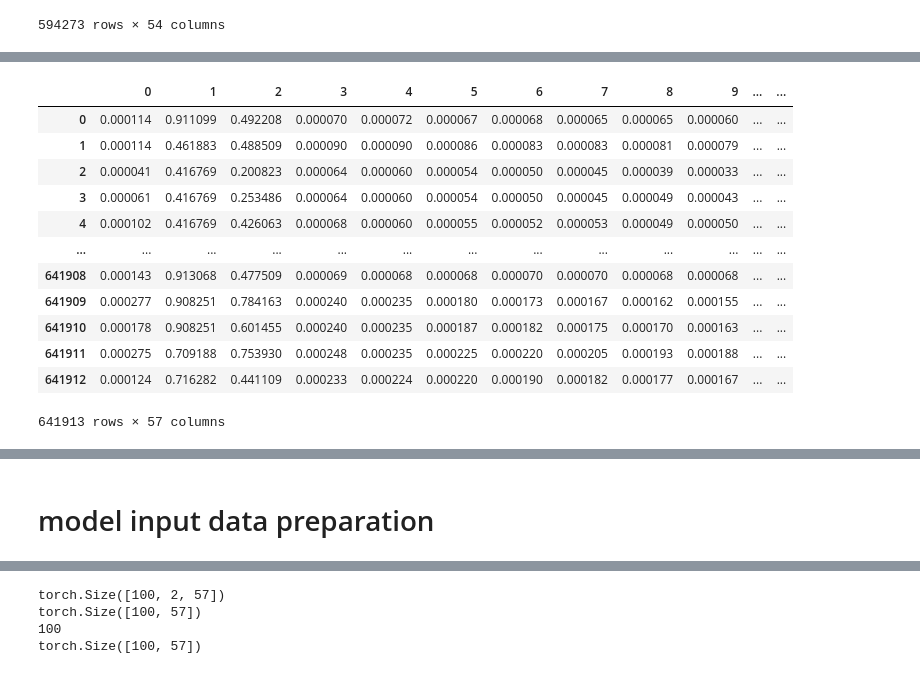
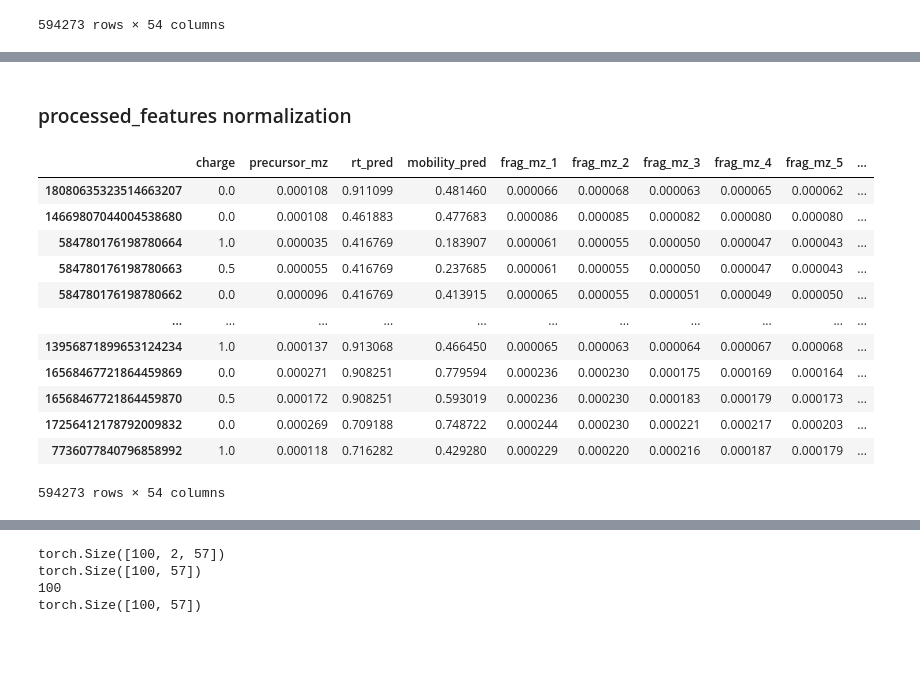
Before and after one commit to RapidSpectraX-Final-Year-Project/1.0, a Jupyter notebook: siamese.ipynb, the cells around one changed output, grey strips where cells are left out. Drawn from its saved outputs; the diff is of its cells as text; code cells hidden in the pictures; blank space fills up the shorter version.

Commit message:
add the markdown to better organizing, removed duplicated DBSCAN, two dfs : clustering using processed_features and pair using feature vectors

```diff
--- a/siamese.ipynb
+++ b/siamese.ipynb
@@ -41,7 +29,8 @@ processed_features
 # filePath = "./peptdeepwork/feature_vectors_02.hdf"
 filePath = "./peptdeepwork/processed_features_01.h5"
 feature_vectors = pd.read_hdf( filePath, key="features").dropna()
-feature_vectors
+processed_features = feature_vectors
+processed_features
 # %% [output]
 |  | charge | precursor_mz | rt_pred | mobility_pred | frag_mz_1 | frag_mz_2 | frag_mz_3 | frag_mz_4 | frag_mz_5 | ... |
 | 18080635323514663207 | 2 | 804.918724 | 0.866920 | 1.121280 | 1265.655884 | 1250.597290 | 1152.571777 | 1135.570435 | 1064.533203 | ... |
@@ -279,30 +257,30 @@ encoded_feature_vectors
+# %% [markdown]
+### processed_features normalization
 # %%
 
 from sklearn.preprocessing import MinMaxScaler
 
 
 # Apply Min-Max Scaling
 scaler = MinMaxScaler()
 normalized_data = scaler.fit_transform(processed_features)
 
 # Convert back to DataFrame if needed
-normalized_df = pd.DataFrame(normalized_data, columns=processed_features.columns)
+normalized_df = pd.DataFrame(normalized_data, columns=processed_features.columns, index= processed_features.index)
 normalized_df
 # %% [output]
-|  | 0 | 1 | 2 | 3 | 4 | 5 | 6 | 7 | 8 | 9 | ... | ... |
-| 0 | 0.000114 | 0.911099 | 0.492208 | 0.000070 | 0.000072 | 0.000067 | 0.000068 | 0.000065 | 0.000065 | 0.000060 | ... | ... |
-| 1 | 0.000114 | 0.461883 | 0.488509 | 0.000090 | 0.000090 | 0.000086 | 0.000083 | 0.000083 | 0.000081 | 0.000079 | ... | ... |
-| 2 | 0.000041 | 0.416769 | 0.200823 | 0.000064 | 0.000060 | 0.000054 | 0.000050 | 0.000045 | 0.000039 | 0.000033 | ... | ... |
-| 3 | 0.000061 | 0.416769 | 0.253486 | 0.000064 | 0.000060 | 0.000054 | 0.000050 | 0.000045 | 0.000049 | 0.000043 | ... | ... |
-| 4 | 0.000102 | 0.416769 | 0.426063 | 0.000068 | 0.000060 | 0.000055 | 0.000052 | 0.000053 | 0.000049 | 0.000050 | ... | ... |
-| ... | ... | ... | ... | ... | ... | ... | ... | ... | ... | ... | ... | ... |
-| 641908 | 0.000143 | 0.913068 | 0.477509 | 0.000069 | 0.000068 | 0.000068 | 0.000070 | 0.000070 | 0.000068 | 0.000068 | ... | ... |
-| 641909 | 0.000277 | 0.908251 | 0.784163 | 0.000240 | 0.000235 | 0.000180 | 0.000173 | 0.000167 | 0.000162 | 0.000155 | ... | ... |
-| 641910 | 0.000178 | 0.908251 | 0.601455 | 0.000240 | 0.000235 | 0.000187 | 0.000182 | 0.000175 | 0.000170 | 0.000163 | ... | ... |
-| 641911 | 0.000275 | 0.709188 | 0.753930 | 0.000248 | 0.000235 | 0.000225 | 0.000220 | 0.000205 | 0.000193 | 0.000188 | ... | ... |
-| 641912 | 0.000124 | 0.716282 | 0.441109 | 0.000233 | 0.000224 | 0.000220 | 0.000190 | 0.000182 | 0.000177 | 0.000167 | ... | ... |
+|  | charge | precursor_mz | rt_pred | mobility_pred | frag_mz_1 | frag_mz_2 | frag_mz_3 | frag_mz_4 | frag_mz_5 | ... |
+| 18080635323514663207 | 0.0 | 0.000108 | 0.911099 | 0.481460 | 0.000066 | 0.000068 | 0.000063 | 0.000065 | 0.000062 | ... |
+| 14669807044004538680 | 0.0 | 0.000108 | 0.461883 | 0.477683 | 0.000086 | 0.000085 | 0.000082 | 0.000080 | 0.000080 | ... |
+| 584780176198780664 | 1.0 | 0.000035 | 0.416769 | 0.183907 | 0.000061 | 0.000055 | 0.000050 | 0.000047 | 0.000043 | ... |
+| 584780176198780663 | 0.5 | 0.000055 | 0.416769 | 0.237685 | 0.000061 | 0.000055 | 0.000050 | 0.000047 | 0.000043 | ... |
+| 584780176198780662 | 0.0 | 0.000096 | 0.416769 | 0.413915 | 0.000065 | 0.000055 | 0.000051 | 0.000049 | 0.000050 | ... |
+| ... | ... | ... | ... | ... | ... | ... | ... | ... | ... | ... |
+| 13956871899653124234 | 1.0 | 0.000137 | 0.913068 | 0.466450 | 0.000065 | 0.000063 | 0.000064 | 0.000067 | 0.000068 | ... |
+| 16568467721864459869 | 0.0 | 0.000271 | 0.908251 | 0.779594 | 0.000236 | 0.000230 | 0.000175 | 0.000169 | 0.000164 | ... |
+| 16568467721864459870 | 0.5 | 0.000172 | 0.908251 | 0.593019 | 0.000236 | 0.000230 | 0.000183 | 0.000179 | 0.000173 | ... |
+| 17256412178792009832 | 0.0 | 0.000269 | 0.709188 | 0.748722 | 0.000244 | 0.000230 | 0.000221 | 0.000217 | 0.000203 | ... |
+| 7736077840796858992 | 1.0 | 0.000118 | 0.716282 | 0.429280 | 0.000229 | 0.000220 | 0.000216 | 0.000187 | 0.000179 | ... |
-641913 rows × 57 columns
+594273 rows × 54 columns
 # %% [markdown]
 <!-- Get a sample of the normalized data -->
-# %% [markdown]
-# model input data preparation
```
Also changed, not shown: parts of 46 cells of this notebook.
